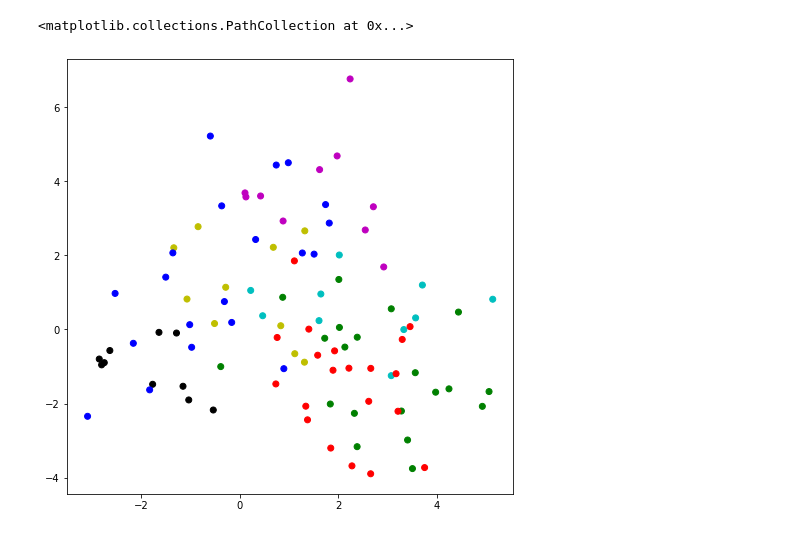
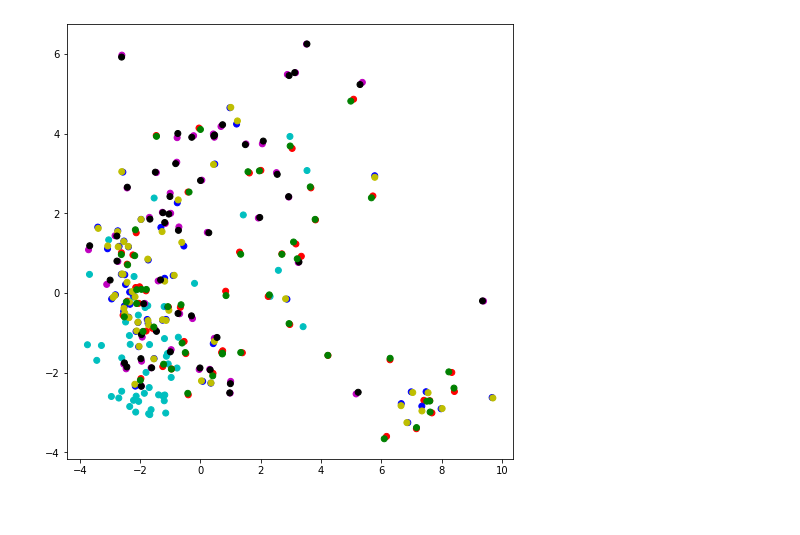
Before and after one commit to universome/class-norm, a Jupyter notebook: notebooks/prototypes-visualization.ipynb, the cells around one changed output. Saved outputs shown, nothing was run; the diff lists cells and outputs as text; code cells hidden in the pictures.

```diff
--- a/notebooks/prototypes-visualization.ipynb
+++ b/notebooks/prototypes-visualization.ipynb
@@ -9,8 +9,8 @@ import matplotlib.pyplot as plt
 %matplotlib inline
 
 random_state = 42
-generate_protos = True
-exp_dir = '../experiments/multi_proto-cub-978eef12a5-6-00001/custom_data'
+generate_protos = False
+exp_dir = '../experiments/multi_proto-cub-46db0cf2ab-5-00001/custom_data'
 # exp_dir = '../experiments/multi_proto-cub-3ee5cbc1ab-1-00001/custom_data'
 filenames = [os.path.join(exp_dir, f) for f in os.listdir(exp_dir) if f.startswith('prototypes')]
 filenames = sorted(filenames)
@@ -37,15 +37,15 @@ embeddings = pca.transform(prototypes[TASK])
 # %%
 AVAILABLE_COLORS = ['b', 'g', 'r', 'c', 'm', 'y', 'k']
 
-n_classes_to_show = 10
+n_classes_to_show = len(AVAILABLE_COLORS)
 classes_to_show = random.sample(range(n_classes), k=n_classes_to_show)
 classes_to_show = set(classes_to_show)
 
 idx = [i for i, y in enumerate(classes) if y in classes_to_show]
 colors = [AVAILABLE_COLORS[list(classes_to_show).index(c) % len(AVAILABLE_COLORS)] for c in classes[idx]]
 
 plt.figure(figsize=(8, 8))
-plt.scatter(embeddings[idx][:, 0], embeddings[idx][:, 1], c=colors)
+plt.scatter(embeddings[idx][:, 0], embeddings[idx][:, 1], c=colors);
+# plt.grid();
 # %% [output]
-<matplotlib.collections.PathCollection at 0x...>
-[figure, old version]
+[figure, new version]
```
Also changed, not shown: 5 other files.
